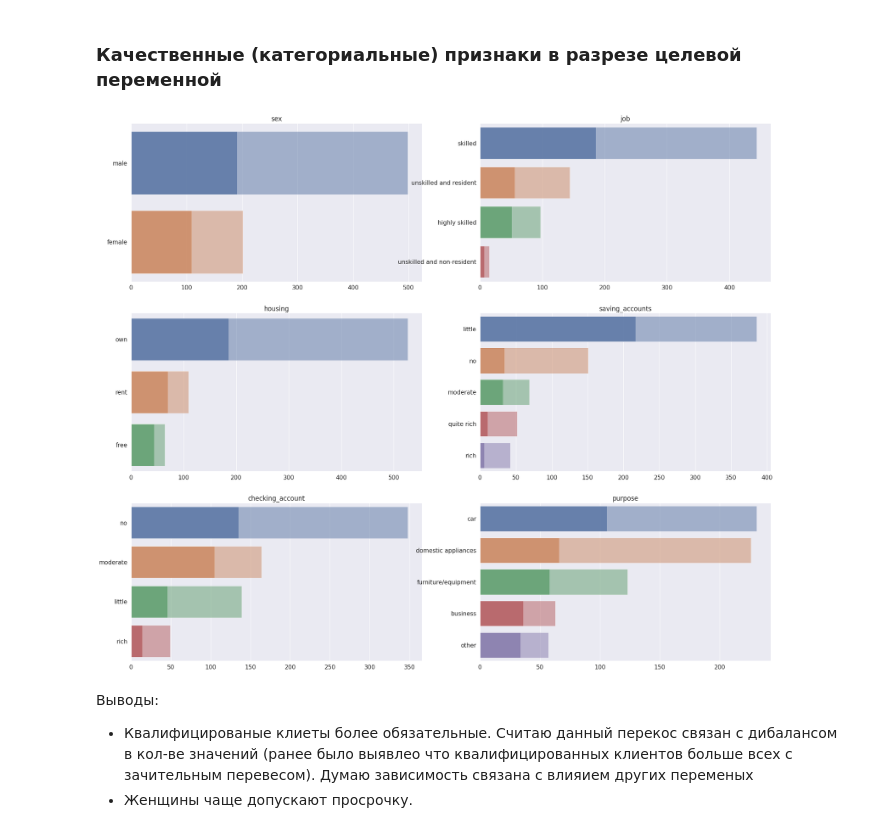
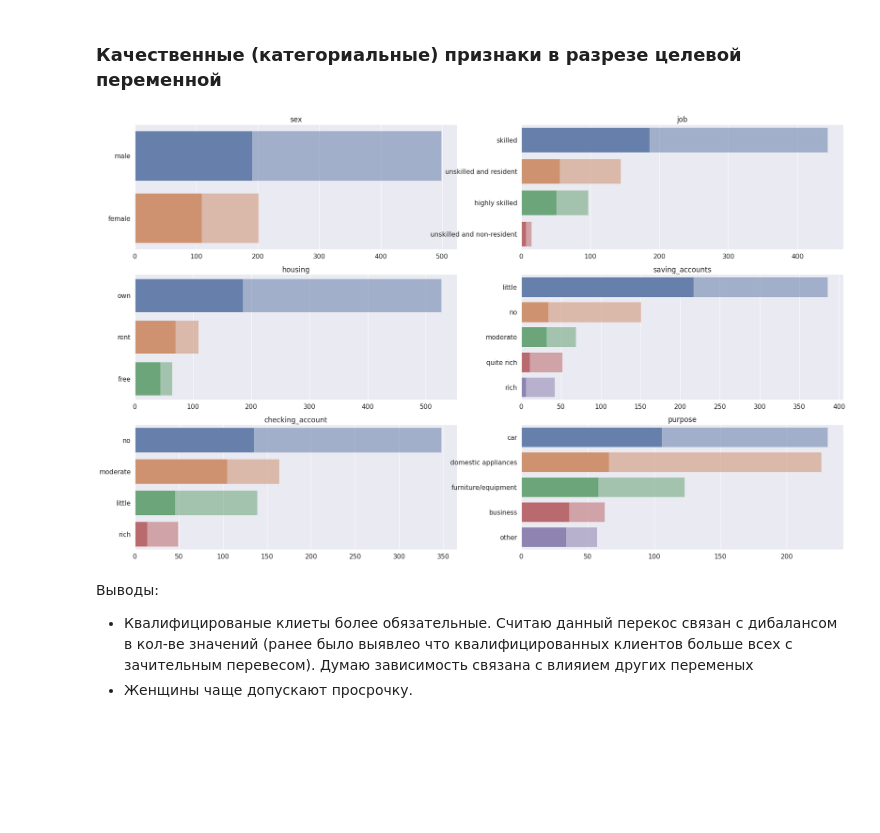
Before and after one commit to Olegi0n/data-science-portfolio, a Jupyter notebook: Predicting German Credit Risk.ipynb, the cells around one changed output. Drawn from its saved outputs; the diff is of its cells as text; code cells hidden in the pictures; blank space fills up the shorter version.

```diff
--- a/Predicting German Credit Risk.ipynb
+++ b/Predicting German Credit Risk.ipynb
@@ -474,8 +477,8 @@ plt.figure(figsize=(20,60))
 for i, colname in enumerate(['age', 'credit_amount', 'duration']):
     plt.subplot(9,2,i+1)
     plt.title(colname)
-    sns.kdeplot(df.loc[df['default'] == 1, colname], shade=True, alpha=0.5, legend=False, color='r')
-    sns.kdeplot(df.loc[df['default'] == 0, colname], shade=True, legend=False, color='g')
+    sns.kdeplot(x=df.loc[df['default'] == 1, colname], shade=True, alpha=0.5, legend=False, color='r')
+    sns.kdeplot(x=df.loc[df['default'] == 0, colname], shade=True, legend=False, color='g')
 
 plt.show()
 # %% [output]
@@ -488,21 +491,21 @@ plt.show()
 ### Качественные (категориальные) признаки в разрезе целевой переменной
 # %%
 sns.set(font_scale=1.4)
-plt.figure(figsize=(30,35))
+plt.figure(figsize=(30,25))
 
 for i, colname in enumerate(['sex', 'job', 'housing', 'saving_accounts', 'checking_account', 'purpose']):
     plt.subplot(4,2,i+1)
     plt.title(colname)
 
     val_counts_t1 = df.loc[df['default'] == 1, colname].value_counts()
     val_counts_t0 = df.loc[df['default'] == 0, colname].value_counts()
 
-    sns.barplot(val_counts_t1.values, val_counts_t1.index, alpha=0.8)
-    sns.barplot(val_counts_t0.values, val_counts_t0.index, alpha=0.5)
+    sns.barplot(x=val_counts_t1.values, y=val_counts_t1.index, alpha=0.8)
+    sns.barplot(x=val_counts_t0.values, y=val_counts_t0.index, alpha=0.5)
 
 plt.show()
 # %% [output]
-[figure, old version]
+[figure, new version]
 # %% [markdown]
 Выводы:
 * Квалифицированые клиеты более обязательные. Считаю данный перекос связан с дибалансом в кол-ве значений (ранее было выявлео что квалифицированных клиентов больше всех с зачительным перевесом). Думаю зависимость связана с влияием других переменых
```
Also changed, not shown: parts of 4 cells of this notebook.
